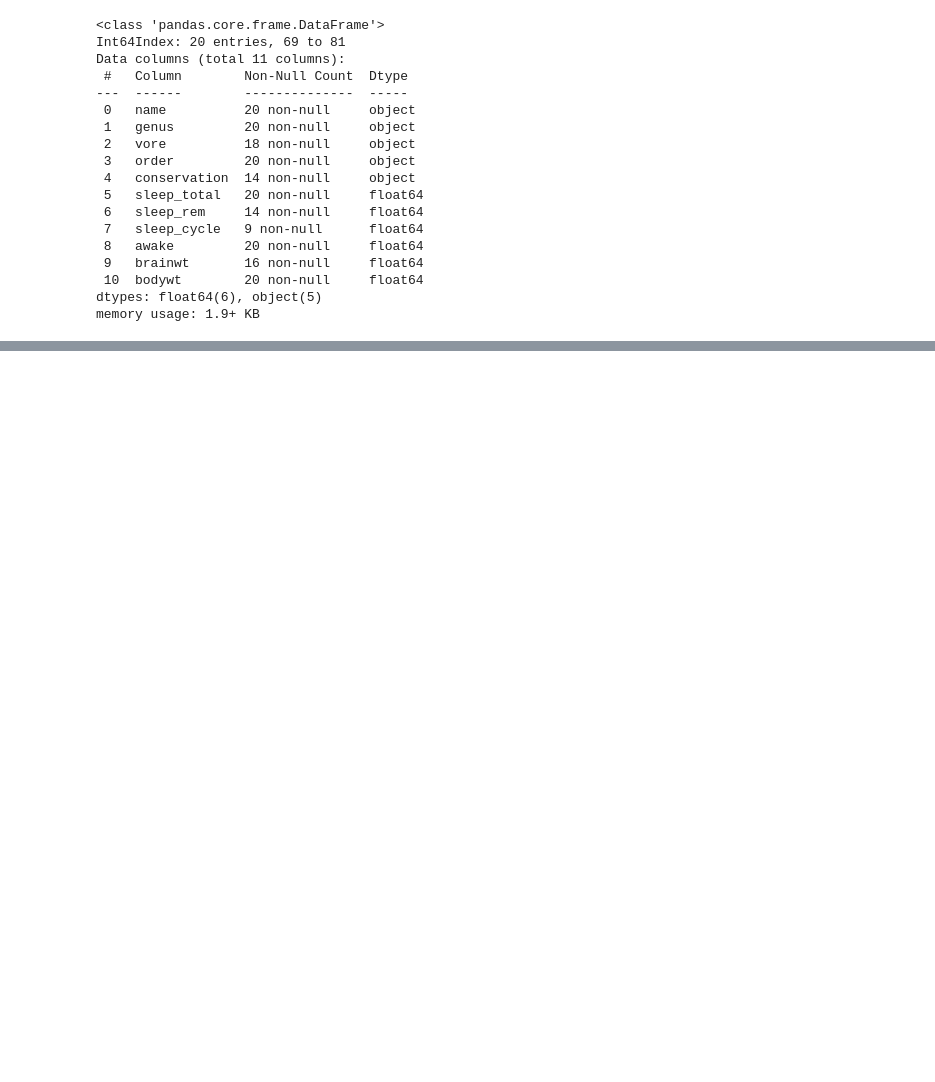
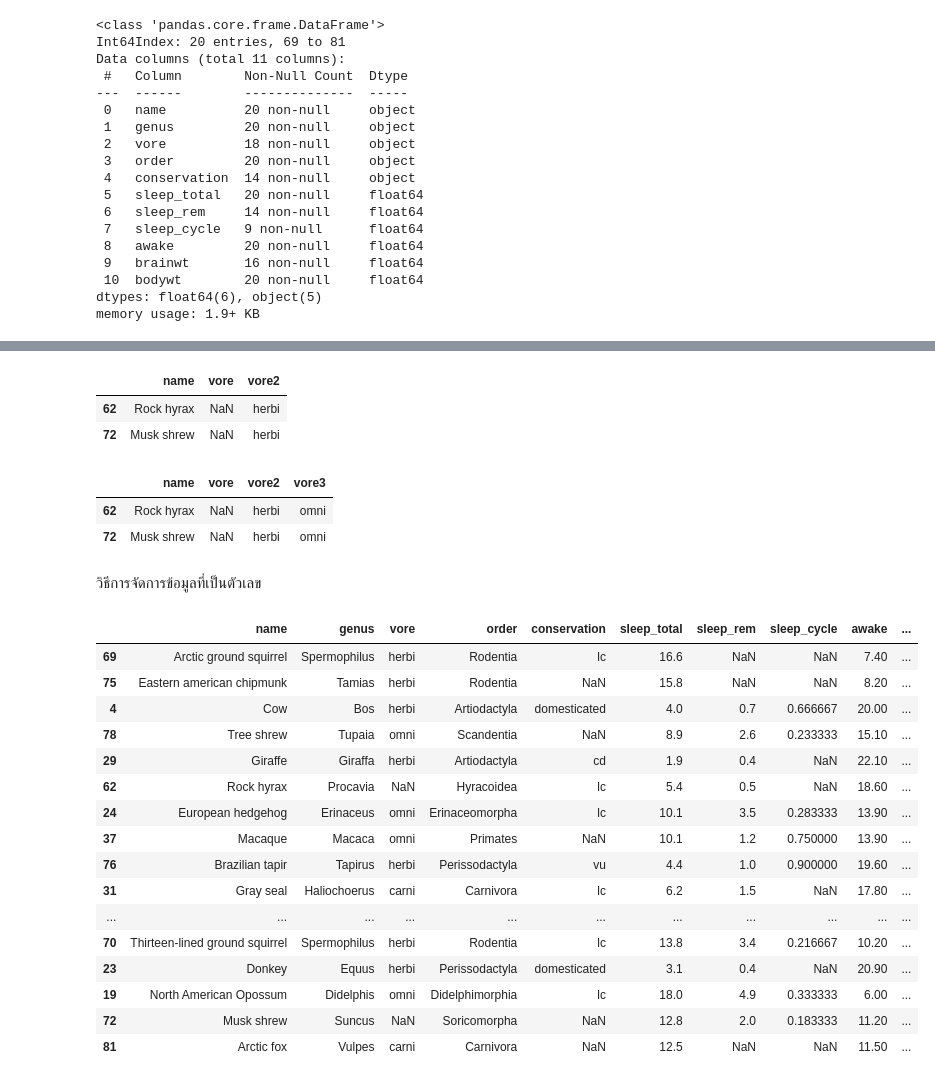
Before and after one commit to DevNutthapng2017/sklearn_machine, a Jupyter notebook: Input_replace_missing_value.ipynb, the cells around one changed output, grey strips where cells are left out. Drawn from its saved outputs; the diff is of its cells as text; code cells hidden in the pictures; blank space fills up the shorter version.

```diff
--- a/Input_replace_missing_value.ipynb
+++ b/Input_replace_missing_value.ipynb
@@ -31,0 +69,3 @@ memory usage: 1.9+ KB
+# %%
+imp=SimpleImputer(strategy="most_frequent") ##แทนที่ด้วยค่าที่มีความถี่มากที่สุด
+imp.fit_transform(df[['vore']]) ##ผ่านค่ออกมาเป็น data frame(df)
@@ -31,0 +122,37 @@ memory usage: 1.9+ KB
+# %%
+df['vore2']=imp.fit_transform(df[['vore']])
+df[df.vore.isna()][['name','vore','vore2']]
+# %% [output]
+|  | name | vore | vore2 |
+| 62 | Rock hyrax | NaN | herbi |
+| 72 | Musk shrew | NaN | herbi |
+# %%
+imp2=SimpleImputer(strategy="constant",fill_value='omni')
+df['vore3']=imp2.fit_transform(df[['vore']])
+df[df.vore.isna()][['name','vore','vore2','vore3']]
+# %% [output]
+|  | name | vore | vore2 | vore3 |
+| 62 | Rock hyrax | NaN | herbi | omni |
+| 72 | Musk shrew | NaN | herbi | omni |
+# %% [markdown]
+วิธีการจัดการข้อมูลที่เป็นตัวเลข
+# %%
+df
+# %% [output]
+|  | name | genus | vore | order | conservation | sleep_total | sleep_rem | sleep_cycle | awake | ... |
+| 69 | Arctic ground squirrel | Spermophilus | herbi | Rodentia | lc | 16.6 | NaN | NaN | 7.40 | ... |
+| 75 | Eastern american chipmunk | Tamias | herbi | Rodentia | NaN | 15.8 | NaN | NaN | 8.20 | ... |
+| 4 | Cow | Bos | herbi | Artiodactyla | domesticated | 4.0 | 0.7 | 0.666667 | 20.00 | ... |
+| 78 | Tree shrew | Tupaia | omni | Scandentia | NaN | 8.9 | 2.6 | 0.233333 | 15.10 | ... |
+| 29 | Giraffe | Giraffa | herbi | Artiodactyla | cd | 1.9 | 0.4 | NaN | 22.10 | ... |
+| 62 | Rock hyrax | Procavia | NaN | Hyracoidea | lc | 5.4 | 0.5 | NaN | 18.60 | ... |
+| 24 | European hedgehog | Erinaceus | omni | Erinaceomorpha | lc | 10.1 | 3.5 | 0.283333 | 13.90 | ... |
+| 37 | Macaque | Macaca | omni | Primates | NaN | 10.1 | 1.2 | 0.750000 | 13.90 | ... |
+| 76 | Brazilian tapir | Tapirus | herbi | Perissodactyla | vu | 4.4 | 1.0 | 0.900000 | 19.60 | ... |
+| 31 | Gray seal | Haliochoerus | carni | Carnivora | lc | 6.2 | 1.5 | NaN | 17.80 | ... |
+| ... | ... | ... | ... | ... | ... | ... | ... | ... | ... | ... |
+| 70 | Thirteen-lined ground squirrel | Spermophilus | herbi | Rodentia | lc | 13.8 | 3.4 | 0.216667 | 10.20 | ... |
+| 23 | Donkey | Equus | herbi | Perissodactyla | domesticated | 3.1 | 0.4 | NaN | 20.90 | ... |
+| 19 | North American Opossum | Didelphis | omni | Didelphimorphia | lc | 18.0 | 4.9 | 0.333333 | 6.00 | ... |
+| 72 | Musk shrew | Suncus | NaN | Soricomorpha | NaN | 12.8 | 2.0 | 0.183333 | 11.20 | ... |
+| 81 | Arctic fox | Vulpes | carni | Carnivora | NaN | 12.5 | NaN | NaN | 11.50 | ... |
```
Also changed, not shown: parts of 15 cells of this notebook.
